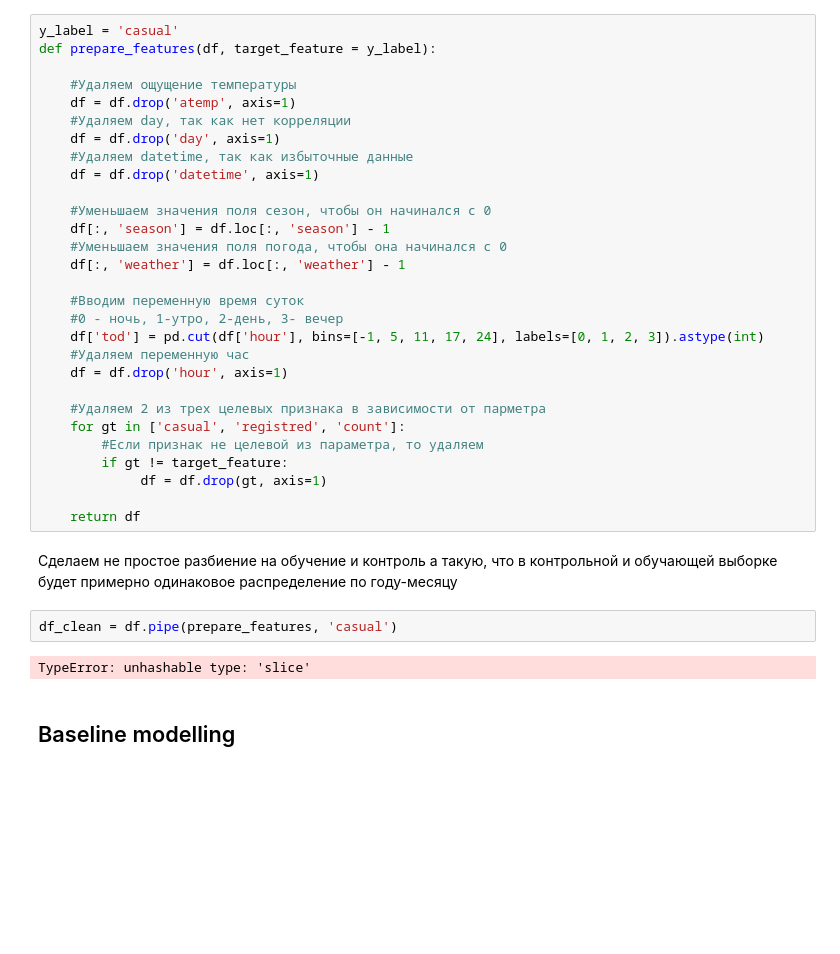
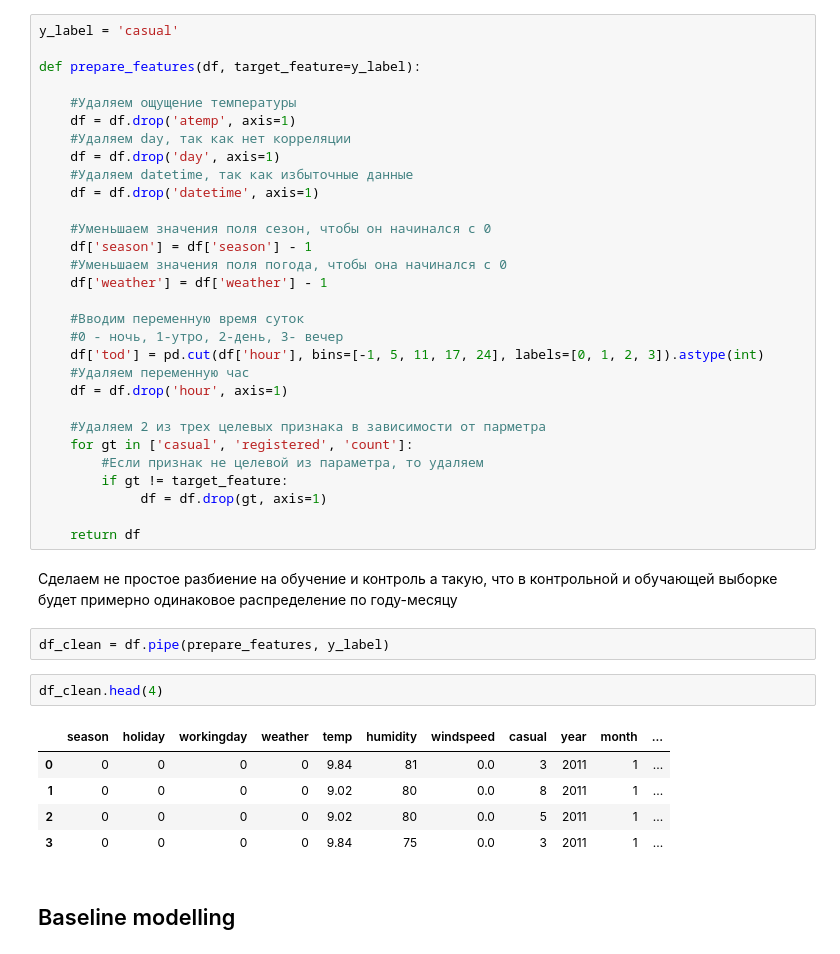
Before and after one commit to IvanLagun/sfml, a Jupyter notebook: hw_04/regression-skillfactory-hw.ipynb, the cells around one changed output. Saved outputs shown, nothing was run; the diff lists cells and outputs as text; blank space fills up the shorter version.

```diff
--- a/hw_04/regression-skillfactory-hw.ipynb
+++ b/hw_04/regression-skillfactory-hw.ipynb
@@ -268,6 +288,7 @@ year_month_hour = df['datetime'].apply(lambda x:x.strftime('%Y-%m-%H' ))
 # %%
 y_label = 'casual'
-def prepare_features(df, target_feature = y_label):
+
+def prepare_features(df, target_feature=y_label):
 
     #Удаляем ощущение температуры
     df = df.drop('atemp', axis=1)
@@ -277,9 +298,9 @@ def prepare_features(df, target_feature = y_label):
     df = df.drop('datetime', axis=1)
 
     #Уменьшаем значения поля сезон, чтобы он начинался с 0
-    df[:, 'season'] = df.loc[:, 'season'] - 1
+    df['season'] = df['season'] - 1
     #Уменьшаем значения поля погода, чтобы она начинался с 0
-    df[:, 'weather'] = df.loc[:, 'weather'] - 1
+    df['weather'] = df['weather'] - 1
 
     #Вводим переменную время суток
     #0 - ночь, 1-утро, 2-день, 3- вечер
@@ -288,7 +309,7 @@ def prepare_features(df, target_feature = y_label):
     df = df.drop('hour', axis=1)
 
     #Удаляем 2 из трех целевых признака в зависимости от парметра
-    for gt in ['casual', 'registred', 'count']:
+    for gt in ['casual', 'registered', 'count']:
         #Если признак не целевой из параметра, то удаляем
         if gt != target_feature:
              df = df.drop(gt, axis=1)
@@ -297,9 +318,15 @@ def prepare_features(df, target_feature = y_label):
 # %% [markdown]
 Сделаем не простое разбиение на обучение и контроль а такую, что в контрольной и обучающей выборке будет примерно одинаковое распределение по году-месяцу
 # %%
-df_clean = df.pipe(prepare_features, 'casual')
+df_clean = df.pipe(prepare_features, y_label)
-# %% [output]
-TypeError: unhashable type: 'slice'
+# %%
+df_clean.head(4)
+# %% [output]
+|  | season | holiday | workingday | weather | temp | humidity | windspeed | casual | year | month | ... |
+| 0 | 0 | 0 | 0 | 0 | 9.84 | 81 | 0.0 | 3 | 2011 | 1 | ... |
+| 1 | 0 | 0 | 0 | 0 | 9.02 | 80 | 0.0 | 8 | 2011 | 1 | ... |
+| 2 | 0 | 0 | 0 | 0 | 9.02 | 80 | 0.0 | 5 | 2011 | 1 | ... |
+| 3 | 0 | 0 | 0 | 0 | 9.84 | 75 | 0.0 | 3 | 2011 | 1 | ... |
 # %% [markdown]
 ## Baseline modelling
 # %% [markdown]
```
Also changed, not shown: parts of 1 cell of this notebook.
